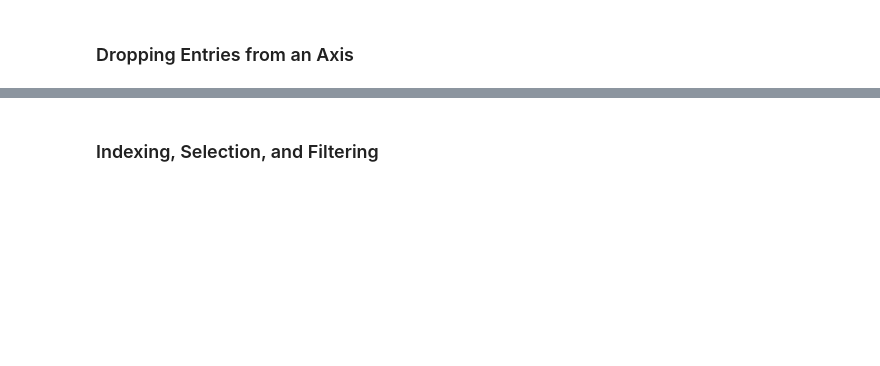
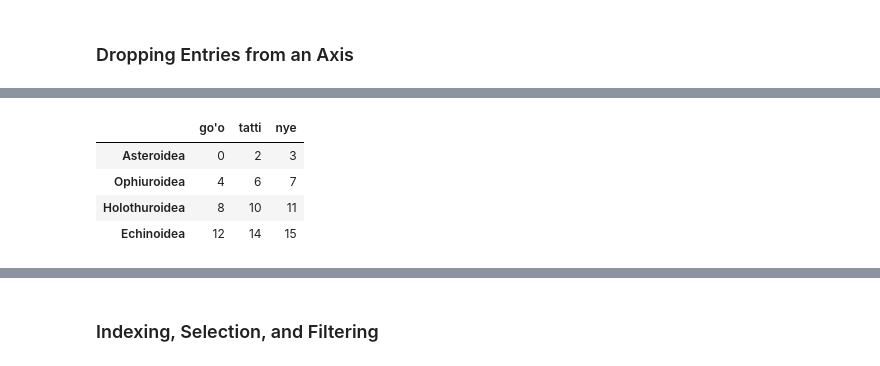
Before and after one commit to worker-bee-micah/practice-only, a Jupyter notebook: 00_mt_pd_dataframes_series.ipynb, the cells around one changed output, grey strips where cells are left out. Drawn from its saved outputs; the diff is of its cells as text; code cells hidden in the pictures; blank space fills up the shorter version.

```diff
--- a/00_mt_pd_dataframes_series.ipynb
+++ b/00_mt_pd_dataframes_series.ipynb
@@ -392,3 +520,8 @@ data.drop(['Colorado', 'Ohio'])
 # %%
-data.drop('two', axis=1)
-data.drop(['two', 'four'], axis='columns')
+data.drop('didi', axis=1)
+# %% [output]
+|  | go'o | tatti | nye |
+| Asteroidea | 0 | 2 | 3 |
+| Ophiuroidea | 4 | 6 | 7 |
+| Holothuroidea | 8 | 10 | 11 |
+| Echinoidea | 12 | 14 | 15 |
```
Also changed, not shown: parts of 76 cells of this notebook, 1 other file.
